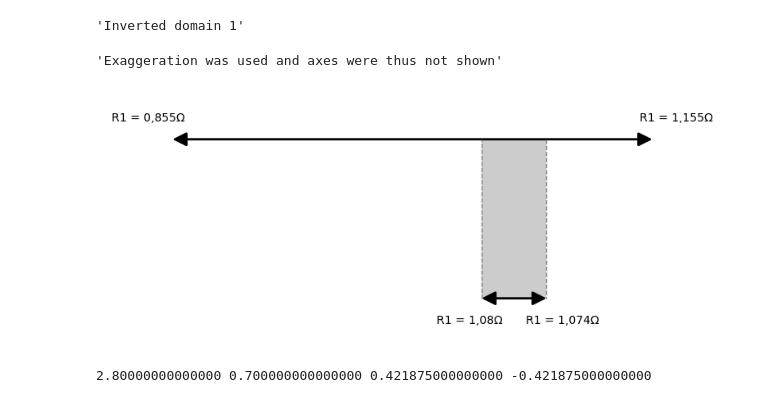
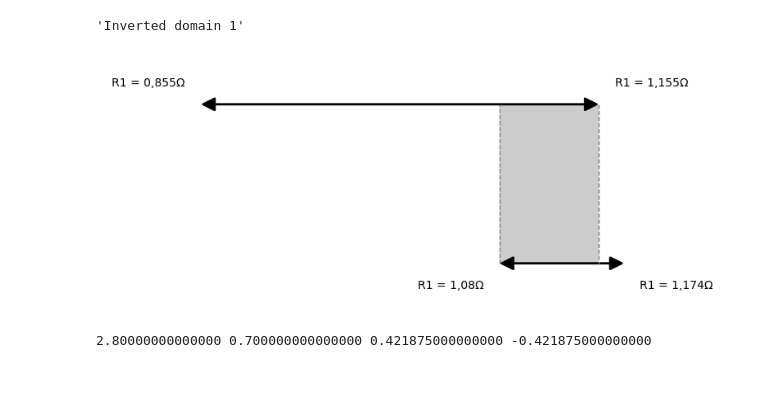
Before and after one commit to Xavier-XIII/Visual-coherence-analysis-generator, a Jupyter notebook: coherenciator.ipynb, the cells around one changed output. Drawn from its saved outputs; the diff is of its cells as text; code cells hidden in the pictures.

```diff
--- a/coherenciator.ipynb
+++ b/coherenciator.ipynb
@@ -10,7 +10,7 @@
 s1 = 1.005 + 0.150
 e1 = 1.005 - 0.150
 s2 = 1.077 + 0.003
-e2 = 1.077 - 0.003
+e2 = 1.177 - 0.003
 
 #Units and value name
 units = "Ω"
@@ -62,10 +62,10 @@ xmax = max + (frame_width / 5)
 ymin = -frame_height / 2
 ymax = frame_height / 2
 
-#Find included start and end values to determine domain intersection
-
+#Scientific notation parser
 #def parse_scientific():
 
+#Find included start and end values to determine domain intersection
 def intersector(vals):
     intersect = []
     s1 = vals[0]
@@ -103,15 +103,15 @@ def domain_maker(vals, height_dist):
 
     return [v1, v2]
 
-def label_maker(val_name, s1, e1, s2, e2, height_dist, t_color):
+def label_maker(val_name, vals, height_dist, t_color):
 
     if val_name != "":
         val_name += " = "
 
-    t1 = text(val_name + detrail(s1) + units, (s1 - height_dist/5, height_dist + height_dist/5), color=t_color, fontsize=10, horizontal_alignment='right', vertical_alignment="bottom")
-    t2 = text(val_name + detrail(e1) + units, (e1 + height_dist/5, height_dist + height_dist/5), color=t_color, fontsize=10, horizontal_alignment='left', vertical_alignment="bottom")
-    t3 = text(val_name + detrail(s2) + units, (s2 - height_dist/5, -height_dist - height_dist/5), color=t_color, fontsize=10, horizontal_alignment='right', vertical_alignment="top")
-    t4 = text(val_name + detrail(e2) + units, (e2 + height_dist/5, -height_dist - height_dist/5), color=t_color, fontsize=10, horizontal_alignment='left', vertical_alignment="top")
+    t1 = text(val_name + detrail(vals[0]) + units, (vals[0] - height_dist/5, height_dist + height_dist/5), color=t_color, fontsize=10, horizontal_alignment='right', vertical_alignment="bottom")
+    t2 = text(val_name + detrail(vals[1]) + units, (vals[1] + height_dist/5, height_dist + height_dist/5), color=t_color, fontsize=10, horizontal_alignment='left', vertical_alignment="bottom")
+    t3 = text(val_name + detrail(vals[2]) + units, (vals[2] - height_dist/5, -height_dist - height_dist/5), color=t_color, fontsize=10, horizontal_alignment='right', vertical_alignment="top")
+    t4 = text(val_name + detrail(vals[3]) + units, (vals[3] + height_dist/5, -height_dist - height_dist/5), color=t_color, fontsize=10, horizontal_alignment='left', vertical_alignment="top")
 
     return [t1, t2, t3, t4]
 
@@ -132,41 +132,41 @@ if len(intersect) == 2:
             else:
                 vals[i] -= (max-min)/15
         intersect = intersector(vals)
         show("Exaggeration was used and axes were thus not shown")
 
     p1 = ([intersect[0], height_dist])
     p2 = ([intersect[0], -height_dist])
     p3 = ([intersect[1], -height_dist])
     p4 = ([intersect[1], height_dist])
-    intersection_pts = [p1, p2, p3, p4]
 
     l1 = line([(intersect[0], height_dist), (intersect[0], -height_dist)], linestyle='dashed', color=v_color)
     l2 = line([(intersect[1], -height_dist), (intersect[1], height_dist)], linestyle='dashed', color=v_color)
 
     a = polygon([p1, p2, p3, p4], color=d_color, alpha=0.4)
-    labels = label_maker(val_name, s1, e1, s2, e2, height_dist, t_color)
     domains = domain_maker(vals, height_dist)
+    labels = label_maker(val_name, vals, height_dist, t_color)
 
     show(domains[0] + domains[1] + l1 + l2 + a + labels[0] + labels[1] + labels[2] + labels[3], axes=show_axes, xmin=xmin, xmax=xmax , ymin=ymin, ymax=ymax, figsize=8, aspect_ratio=1)
 
 
 elif len(intersect) == 1:
     show("Single value intersection")
 
     l1 = line([(intersect[0], height_dist), (intersect[0], -height_dist)], linestyle='dashed', color=v_color)
 
-    labels = label_maker(val_name, s1, e1, s2, e2, height_dist, t_color)
-    show(v1 + v2 + l1 + labels[0] + labels[1] + labels[2] + labels[3], axes=show_axes, xmin=xmin, xmax=xmax , ymin=ymin, ymax=ymax, figsize=8, aspect_ratio=1)
+    domains = domain_maker(vals, height_dist)
+    labels = label_maker(val_name, vals, height_dist, t_color)
+    show(domains[0] + domains[1] + l1 + labels[0] + labels[1] + labels[2] + labels[3], axes=show_axes, xmin=xmin, xmax=xmax , ymin=ymin, ymax=ymax, figsize=8, aspect_ratio=1)
 
 else:
     show("The value domains do not intersect and are incoherent")
 
-    labels = label_maker(val_name, s1, e1, s2, e2, height_dist, t_color)
-    show(v1 + v2 + labels[0] + labels[1] + labels[2] + labels[3], axes=show_axes, xmin=xmin, xmax=xmax , ymin=ymin, ymax=ymax, figsize=8, aspect_ratio=1)
+    domains = domain_maker(vals, height_dist)
+    labels = label_maker(val_name, vals, height_dist, t_color)
+    show(domains[0] + domains[1] + labels[0] + labels[1] + labels[2] + labels[3], axes=show_axes, xmin=xmin, xmax=xmax , ymin=ymin, ymax=ymax, figsize=8, aspect_ratio=1)
 # %% [output]
 'Inverted domain 1'
-'Exaggeration was used and axes were thus not shown'
-[figure, old version]
+[figure, new version]
 # %%
 # stub for a mode that takes a single value (like a theoretical one without uncertainty) instead of a second domain
 
```
